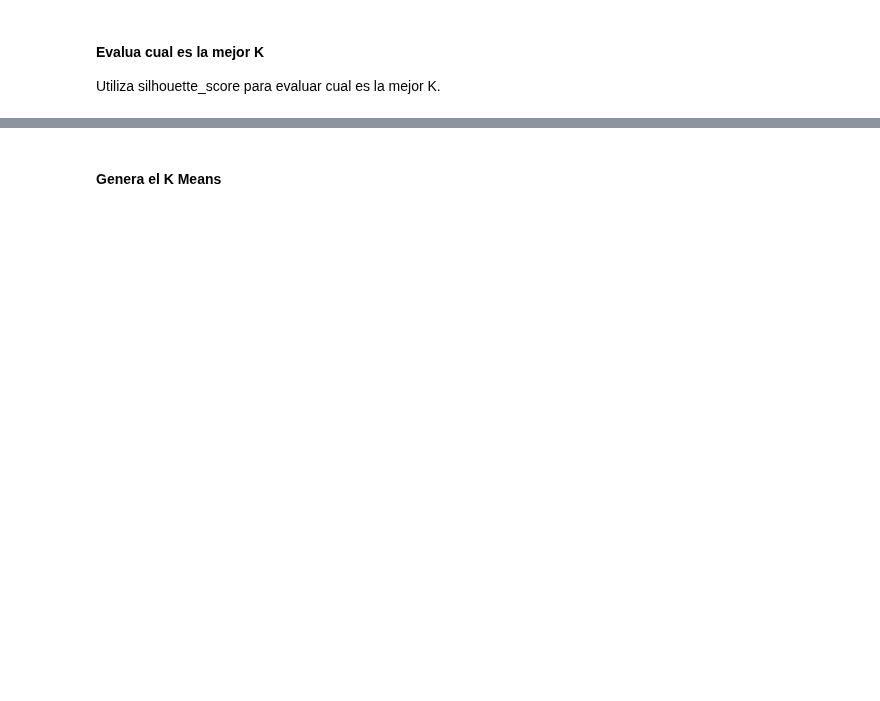
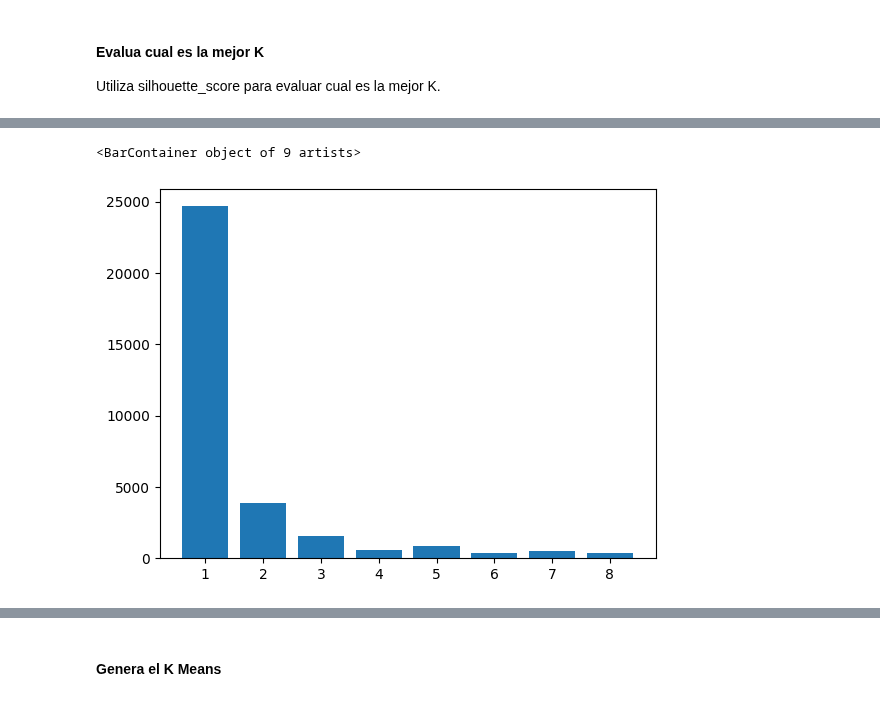
Before and after one commit to MikelTelo/dsft2409_mikeltelo, a Jupyter notebook: 2409_dsft_thebridge_core/3-Machine_Learning/2-No_Supervisado/1-Clustering/Practica/EJER_1_kmeans_drugs_review.ipynb, the cells around one changed output, grey strips where cells are left out. Drawn from its saved outputs; the diff is of its cells as text; code cells hidden in the pictures; blank space fills up the shorter version.

```diff
--- a/2409_dsft_thebridge_core/3-Machine_Learning/2-No_Supervisado/1-Clustering/Practica/EJER_1_kmeans_drugs_review.ipynb
+++ b/2409_dsft_thebridge_core/3-Machine_Learning/2-No_Supervisado/1-Clustering/Practica/EJER_1_kmeans_drugs_review.ipynb
@@ -13,0 +114,25 @@ Transforma las columnas categoricas a numericas
+# %%
+# Diccionario para mapear 'effectiveness'
+effectiveness_map = {
+    'Highly Effective': 5,
+    'Marginally Effective': 2,
+    'Ineffective': 1,
+    'Considerably Effective': 4,
+    'Moderately Effective': 3
+}
+
+# Diccionario para mapear 'sideEffects'
+side_effects_map = {
+    'Mild Side Effects': 2,
+    'Severe Side Effects': 4,
+    'No Side Effects': 1,
+    'Extremely Severe Side Effects': 5,
+    'Moderate Side Effects': 3
+}
+
+# Sobrescribir las columnas originales con sus valores numéricos
+df10['effectiveness'] = df10['effectiveness'].map(effectiveness_map)
+df10['sideEffects'] = df10['sideEffects'].map(side_effects_map)
+
+# Mostrar el DataFrame actualizado
+print(df10)
@@ -17,0 +221,11 @@ Utiliza silhouette_score para evaluar cual es la mejor K.
+# %%
+X = df10
+# %%
+kmeans_per_k = [KMeans(n_clusters=k, random_state=42).fit(X)
+                for k in range(1, 10)]
+inertias = [model.inertia_ for model in kmeans_per_k]
+# %%
+df_kmeans = pd.DataFrame(inertias, columns=['inertia'])
+df_kmeans['inertia_1'] = df_kmeans['inertia'].shift(1)
+df_kmeans['diff%'] = df_kmeans['inertia'] - df_kmeans['inertia_1']
+df_kmeans
@@ -17,0 +243,5 @@ Utiliza silhouette_score para evaluar cual es la mejor K.
+# %%
+plt.bar(df_kmeans.index, height= -1 * df_kmeans['diff%'])
+# %% [output]
+<BarContainer object of 9 artists>
+[figure, added]
```
Also changed, not shown: parts of 28 cells of this notebook, 1 other file.
